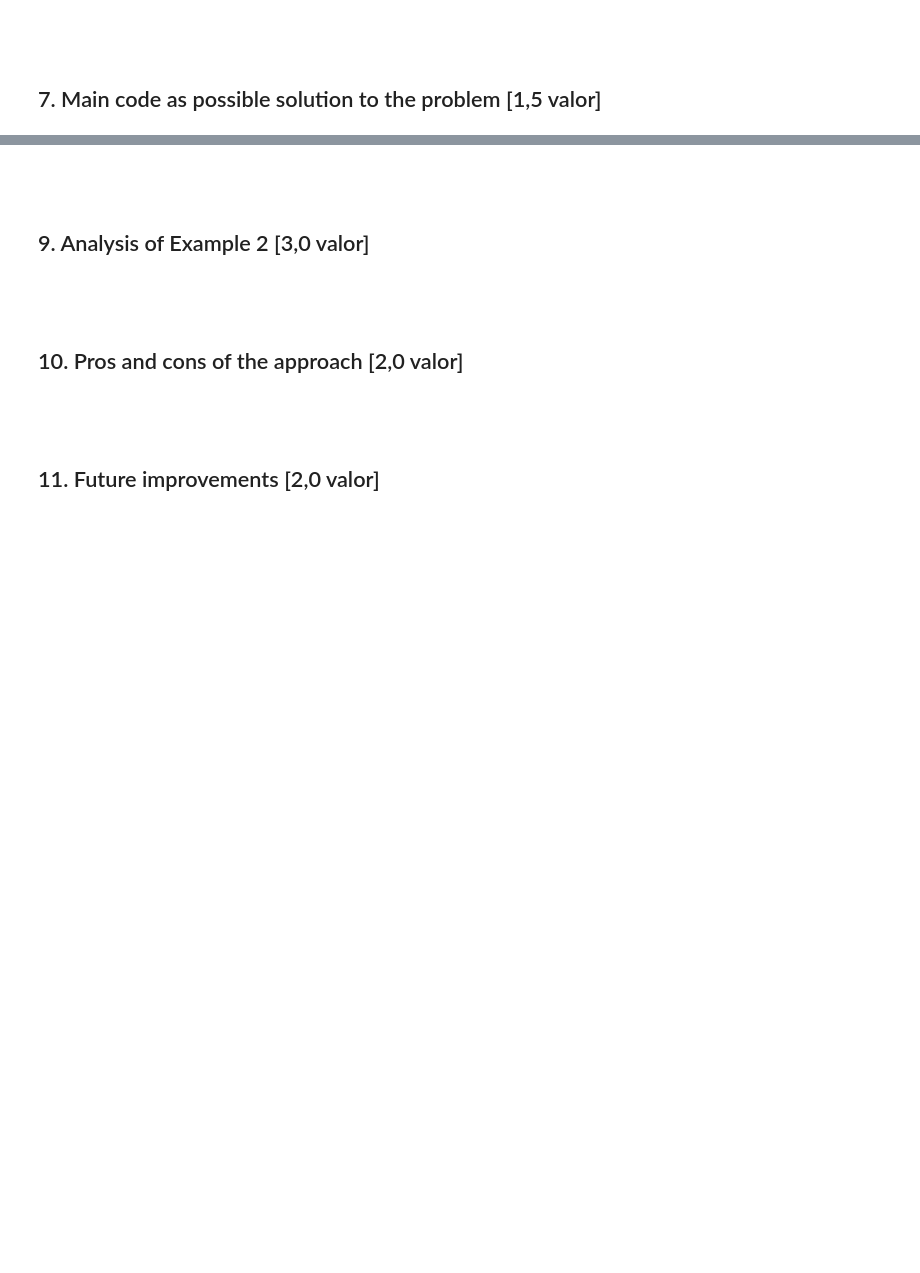
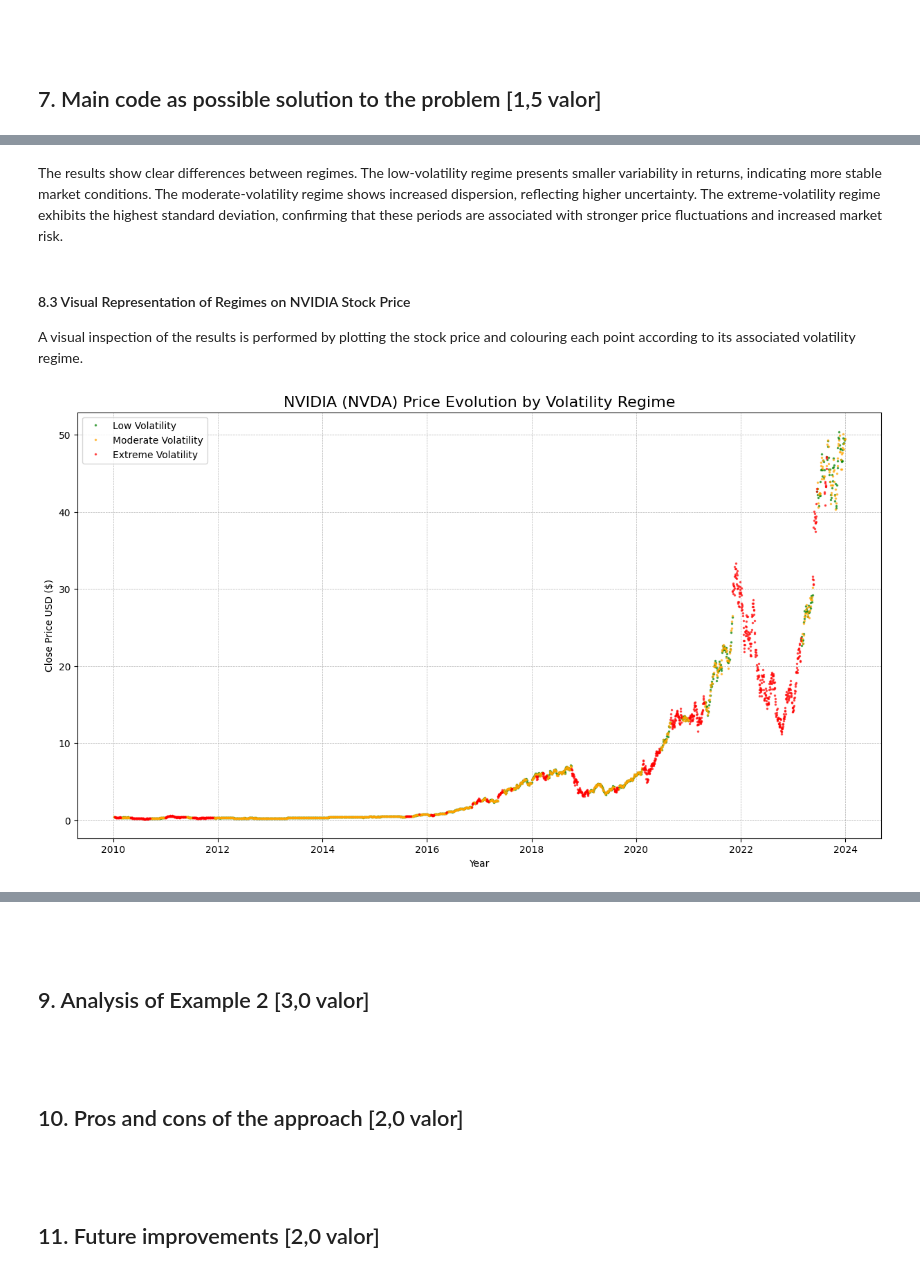
Before and after one commit to jvbdf/tmbd_work2, a Jupyter notebook: HMM_updated.ipynb, the cells around one changed output, grey strips where cells are left out. Drawn from its saved outputs; the diff is of its cells as text; code cells hidden in the pictures; blank space fills up the shorter version.

```diff
--- a/HMM_updated.ipynb
+++ b/HMM_updated.ipynb
@@ -252,0 +338,23 @@ Regime 2 (Extreme Volatility):
+# %% [markdown]
+The results show clear differences between regimes. The low-volatility regime presents smaller variability in returns, indicating more stable market conditions. The moderate-volatility regime shows increased dispersion, reflecting higher uncertainty. The extreme-volatility regime exhibits the highest standard deviation, confirming that these periods are associated with stronger price fluctuations and increased market risk.
+# %% [markdown]
+#### 8.3 Visual Representation of Regimes on NVIDIA Stock Price
+A visual inspection of the results is performed by plotting the stock price and colouring each point according to its associated volatility regime.
+# %%
+plt.figure(figsize=(15, 8))
+colors = ['green', 'orange', 'red'] # Green=Low, Orange=Moderate, Red=High
+
+
+for regime_idx, color in enumerate(colors):
+    mask = data['Regime'] == regime_idx
+    plt.plot(data.index[mask], data['Close'][mask], '.', markersize=3,
+             color=color, label=labels[regime_idx], alpha=0.6)
+
+plt.title(f"NVIDIA (NVDA) Price Evolution by Volatility Regime", fontsize=16)
+plt.xlabel("Year")
+plt.ylabel("Close Price USD ($)")
+plt.legend()
+plt.grid(True, which='both', linestyle='--', linewidth=0.5)
+plt.show()
+# %% [output]
+[figure, added]
```
Also changed, not shown: parts of 24 cells of this notebook, 2 other files.
